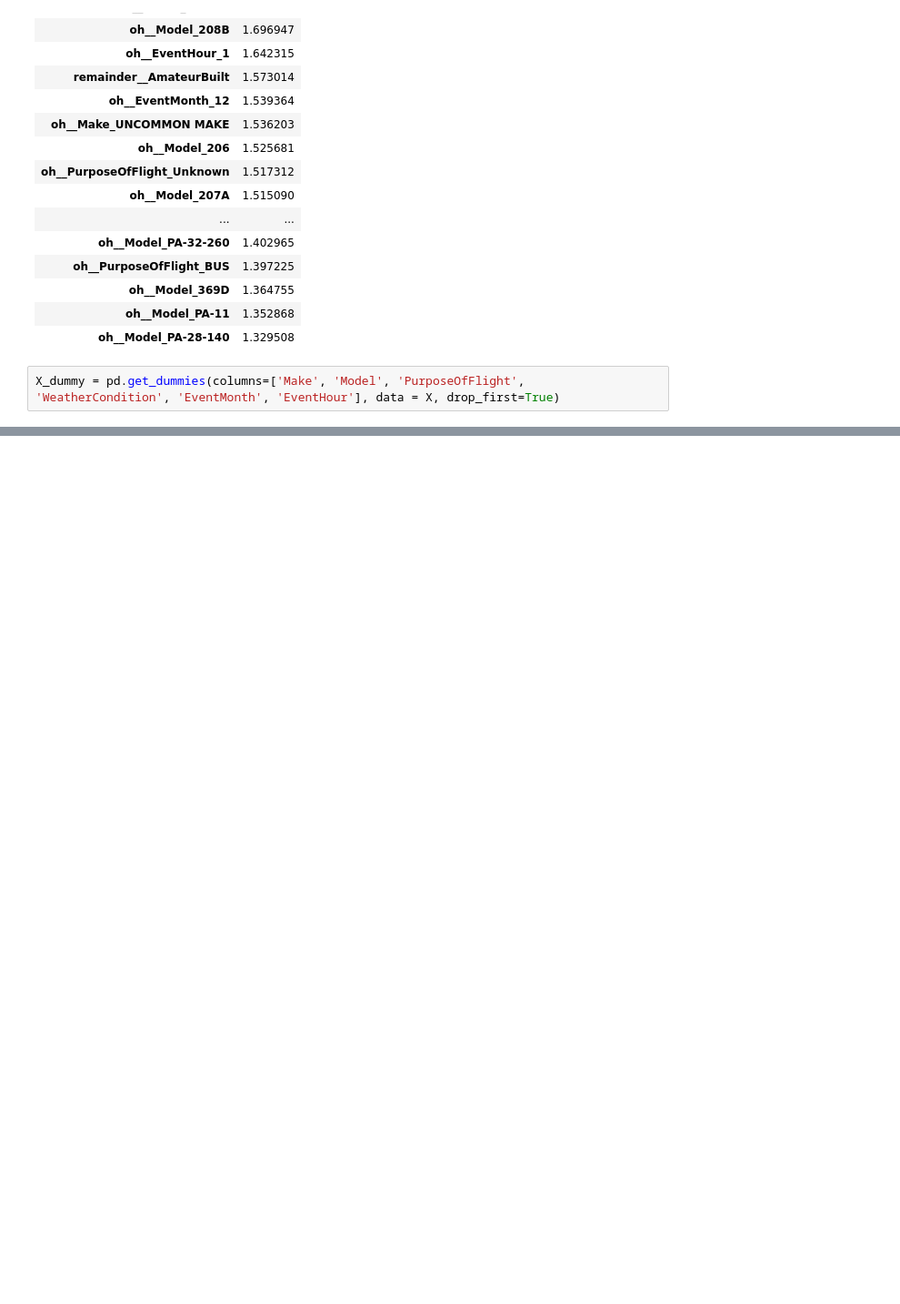
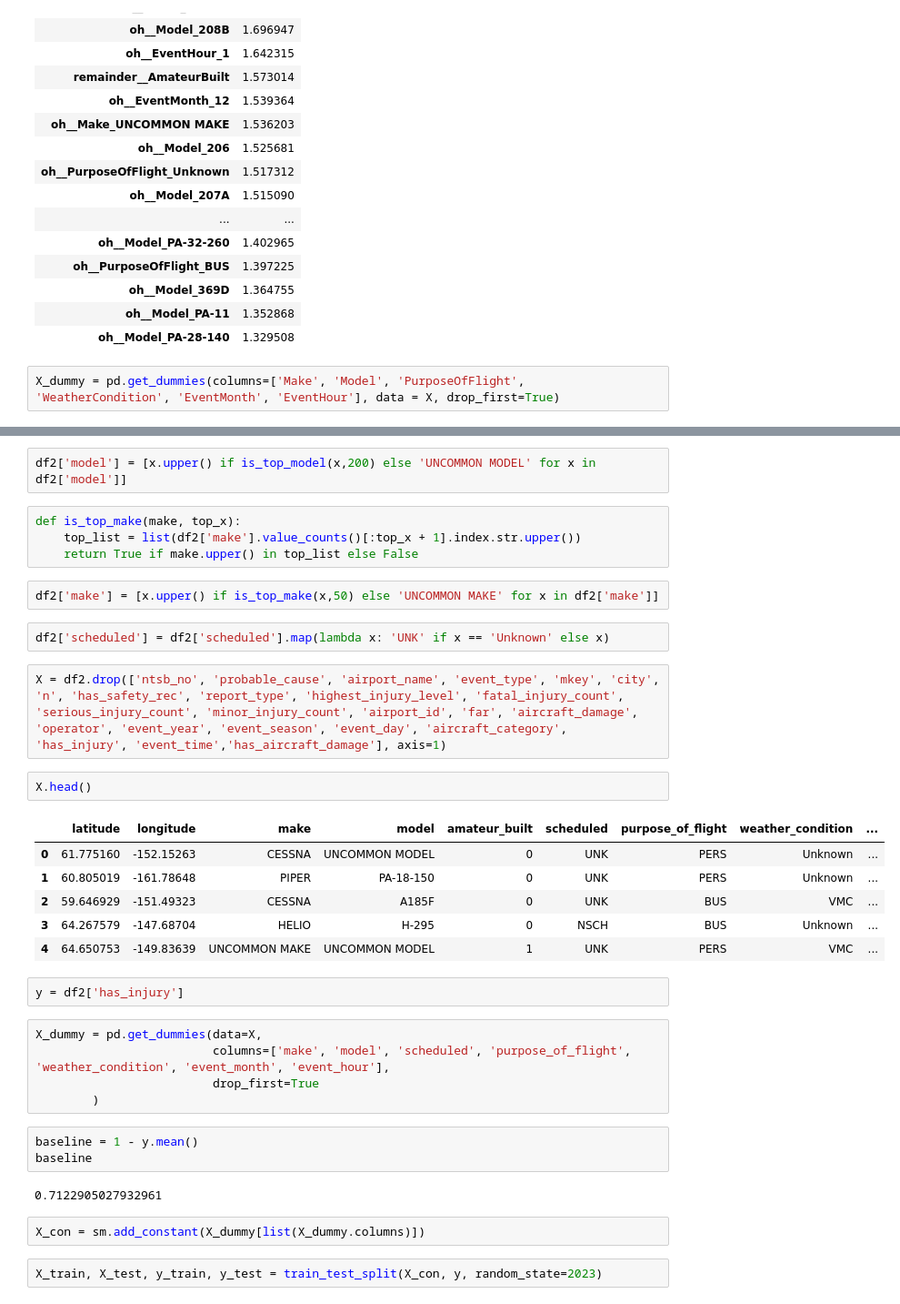
Before and after one commit to TheMirch/dsi-group-project, a Jupyter notebook: code/mike_modeling.ipynb, the cells around one changed output, grey strips where cells are left out. Shown at 91% size. Cells and saved outputs as stored; diff of their text form; blank space fills up the shorter version.

```diff
--- a/code/mike_modeling.ipynb
+++ b/code/mike_modeling.ipynb
@@ -148,0 +181,37 @@ X_dummy = pd.get_dummies(columns=['Make', 'Model', 'PurposeOfFlight', 'WeatherCo
+# %%
+df2['model'] = [x.upper() if is_top_model(x,200) else 'UNCOMMON MODEL' for x in df2['model']]
+# %%
+def is_top_make(make, top_x):
+    top_list = list(df2['make'].value_counts()[:top_x + 1].index.str.upper())
+    return True if make.upper() in top_list else False
+# %%
+df2['make'] = [x.upper() if is_top_make(x,50) else 'UNCOMMON MAKE' for x in df2['make']]
+# %%
+df2['scheduled'] = df2['scheduled'].map(lambda x: 'UNK' if x == 'Unknown' else x)
+# %%
+X = df2.drop(['ntsb_no', 'probable_cause', 'airport_name', 'event_type', 'mkey', 'city', 'n', 'has_safety_rec', 'report_type', 'highest_injury_level', 'fatal_injury_count', 'serious_injury_count', 'minor_injury_count', 'airport_id', 'far', 'aircraft_damage', 'operator', 'event_year', 'event_season', 'event_day', 'aircraft_category', 'has_injury', 'event_time','has_aircraft_damage'], axis=1)
+# %%
+X.head()
+# %% [output]
+|  | latitude | longitude | make | model | amateur_built | scheduled | purpose_of_flight | weather_condition | ... |
+| 0 | 61.775160 | -152.15263 | CESSNA | UNCOMMON MODEL | 0 | UNK | PERS | Unknown | ... |
+| 1 | 60.805019 | -161.78648 | PIPER | PA-18-150 | 0 | UNK | PERS | Unknown | ... |
+| 2 | 59.646929 | -151.49323 | CESSNA | A185F | 0 | UNK | BUS | VMC | ... |
+| 3 | 64.267579 | -147.68704 | HELIO | H-295 | 0 | NSCH | BUS | Unknown | ... |
+| 4 | 64.650753 | -149.83639 | UNCOMMON MAKE | UNCOMMON MODEL | 1 | UNK | PERS | VMC | ... |
+# %%
+y = df2['has_injury']
+# %%
+X_dummy = pd.get_dummies(data=X,
+                         columns=['make', 'model', 'scheduled', 'purpose_of_flight', 'weather_condition', 'event_month', 'event_hour'],
+                         drop_first=True
+        )
+# %%
+baseline = 1 - y.mean()
+baseline
+# %% [output]
+0.7122905027932961
+# %%
+X_con = sm.add_constant(X_dummy[list(X_dummy.columns)])
+# %%
+X_train, X_test, y_train, y_test = train_test_split(X_con, y, random_state=2023)
```
Also changed, not shown: parts of 23 cells of this notebook, 2 other files.
